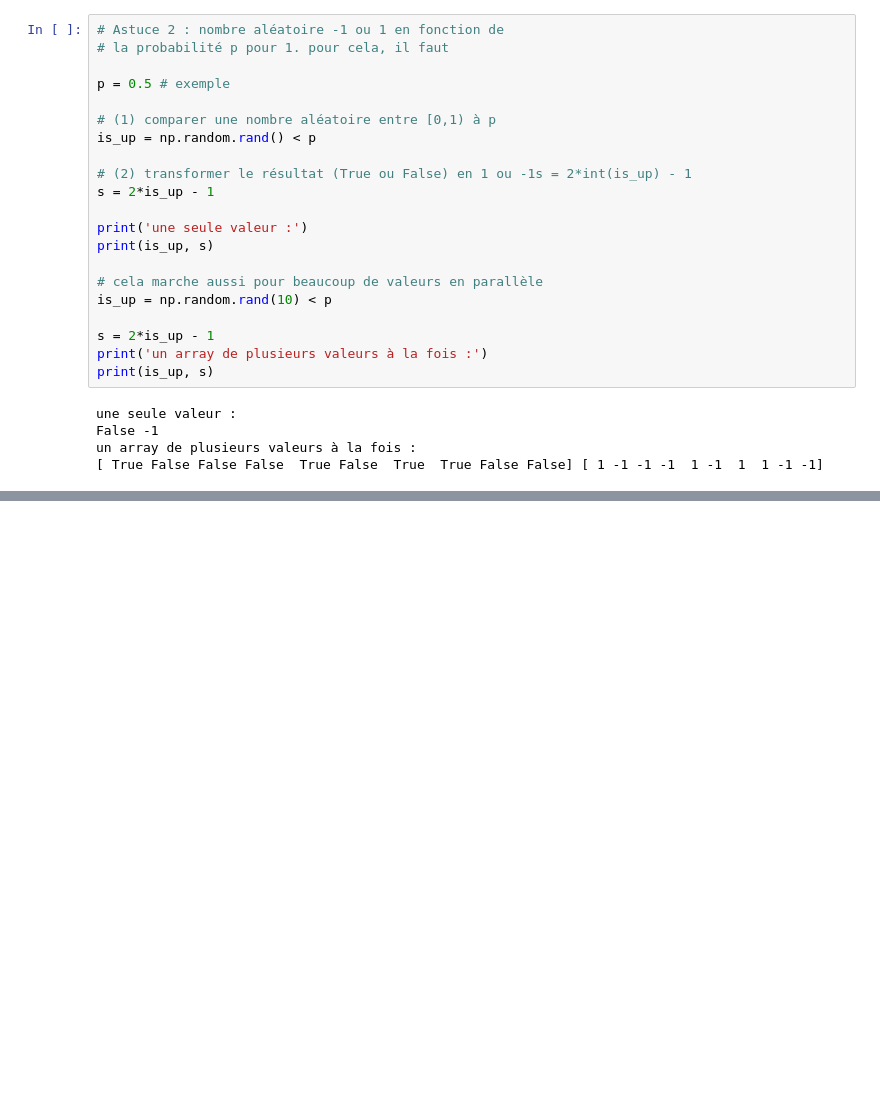
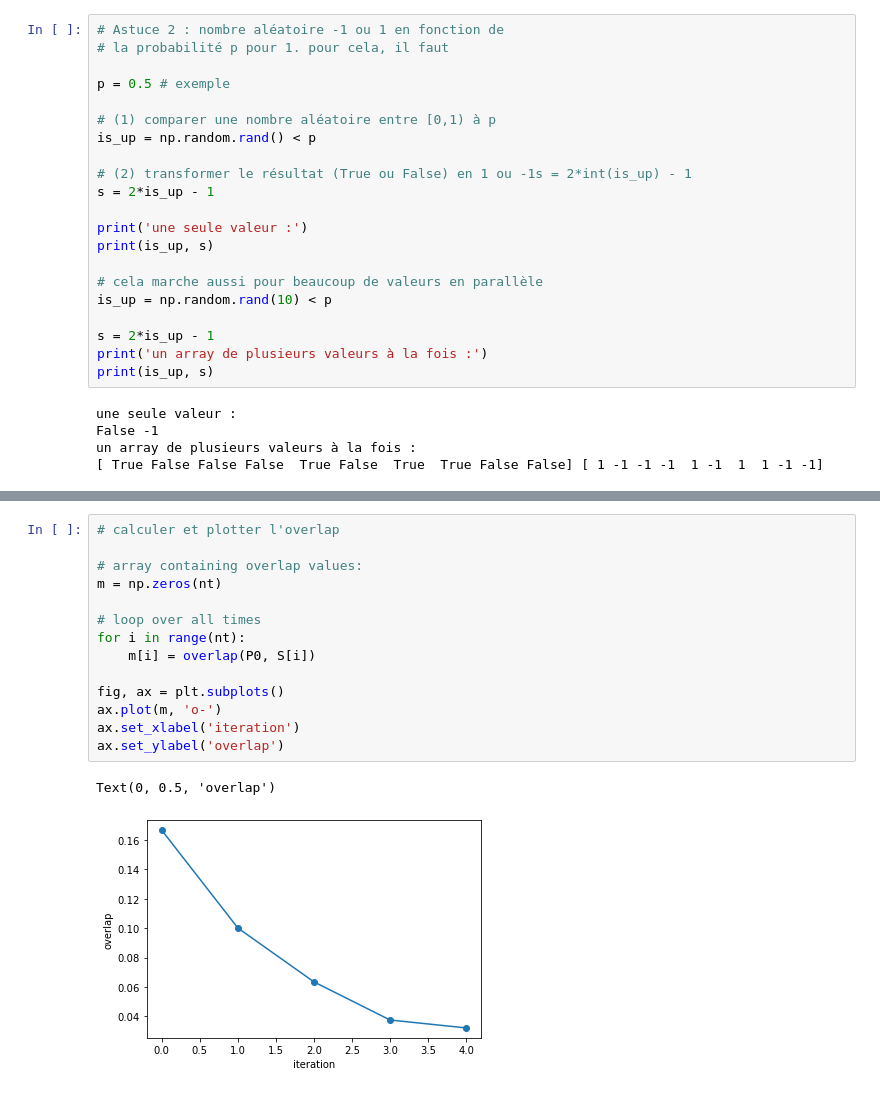
Before and after one commit to j-ranft/IntroNeuroComp2020, a Jupyter notebook: TD5_Modele_de_Hopfield.ipynb, the cells around one changed output, grey strips where cells are left out. Cells and saved outputs as stored; diff of their text form; blank space fills up the shorter version.

```diff
--- a/TD5_Modele_de_Hopfield.ipynb
+++ b/TD5_Modele_de_Hopfield.ipynb
@@ -229,0 +273,17 @@ Du point de vue d'un motif donné, l'effet des autres $K-1$ motifs sur les conne
+# %%
+# calculer et plotter l'overlap
+
+# array containing overlap values:
+m = np.zeros(nt)
+
+# loop over all times
+for i in range(nt):
+    m[i] = overlap(P0, S[i])
+
+fig, ax = plt.subplots()
+ax.plot(m, 'o-')
+ax.set_xlabel('iteration')
+ax.set_ylabel('overlap')
+# %% [output]
+Text(0, 0.5, 'overlap')
+[figure, added]
```
Also changed, not shown: parts of 13 cells of this notebook, 1 other file.
